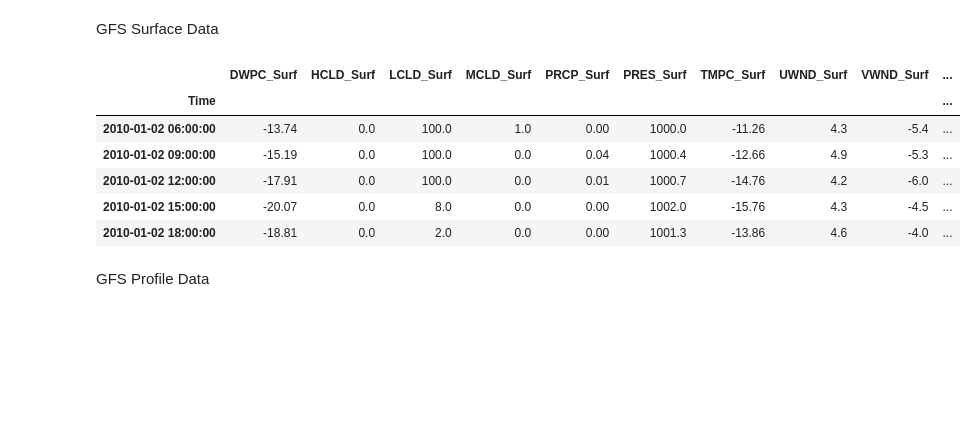
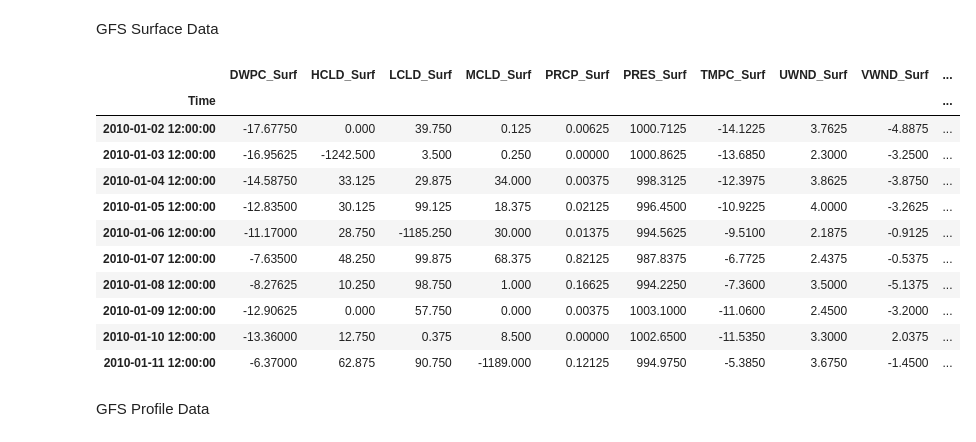
Before and after one commit to dfu2020/ATMS-597-SP-2020-Project-4, a Jupyter notebook: Project4_Joyce_v2.ipynb, the cells around one changed output. Saved outputs shown, nothing was run; the diff lists cells and outputs as text; code cells hidden in the pictures; blank space fills up the shorter version.

```diff
--- a/Project4_Joyce_v2.ipynb
+++ b/Project4_Joyce_v2.ipynb
@@ -48,20 +48,32 @@ GFS_daily.head()
 # %% [markdown]
 GFS Surface Data
 # %%
-GFS_surface = pd.read_csv("GFS_surface.csv", parse_dates=True, index_col='Time')
+GFS_surface = pd.read_csv("GFS_Sfc_new.csv", parse_dates=True, index_col='Time')
 GFS_surface.rename(columns={'DWPC': 'DWPC_Surf', 'HCLD': 'HCLD_Surf', 'LCLD': 'LCLD_Surf', 'MCLD': 'MCLD_Surf',
                             'PRCP': 'PRCP_Surf', 'PRES': 'PRES_Surf', 'TMPC': 'TMPC_Surf', 'UWND': 'UWND_Surf',
                             'VWND': 'VWND_Surf', 'WSPD': 'WSPD_Surf'}, inplace = True)
 GFS_surface.dropna(inplace=True)
-GFS_surface.head()
+
+# shift data back 6 hours and resample by day
+GFS_surface.index = GFS_surface.index + pd.DateOffset(hours = -6)
+GFS_surface = GFS_surface.resample('24H').mean()
+
+# shift the data forward 12 hours for ease of merging with other datasets
+GFS_surface.index = GFS_surface.index + pd.DateOffset(hours = 12)
+GFS_surface.head(10)
 # %% [output]
 |  | DWPC_Surf | HCLD_Surf | LCLD_Surf | MCLD_Surf | PRCP_Surf | PRES_Surf | TMPC_Surf | UWND_Surf | VWND_Surf | ... |
 | Time |  |  |  |  |  |  |  |  |  | ... |
-| 2010-01-02 06:00:00 | -13.74 | 0.0 | 100.0 | 1.0 | 0.00 | 1000.0 | -11.26 | 4.3 | -5.4 | ... |
-| 2010-01-02 09:00:00 | -15.19 | 0.0 | 100.0 | 0.0 | 0.04 | 1000.4 | -12.66 | 4.9 | -5.3 | ... |
-| 2010-01-02 12:00:00 | -17.91 | 0.0 | 100.0 | 0.0 | 0.01 | 1000.7 | -14.76 | 4.2 | -6.0 | ... |
-| 2010-01-02 15:00:00 | -20.07 | 0.0 | 8.0 | 0.0 | 0.00 | 1002.0 | -15.76 | 4.3 | -4.5 | ... |
-| 2010-01-02 18:00:00 | -18.81 | 0.0 | 2.0 | 0.0 | 0.00 | 1001.3 | -13.86 | 4.6 | -4.0 | ... |
+| 2010-01-02 12:00:00 | -17.67750 | 0.000 | 39.750 | 0.125 | 0.00625 | 1000.7125 | -14.1225 | 3.7625 | -4.8875 | ... |
+| 2010-01-03 12:00:00 | -16.95625 | -1242.500 | 3.500 | 0.250 | 0.00000 | 1000.8625 | -13.6850 | 2.3000 | -3.2500 | ... |
+| 2010-01-04 12:00:00 | -14.58750 | 33.125 | 29.875 | 34.000 | 0.00375 | 998.3125 | -12.3975 | 3.8625 | -3.8750 | ... |
+| 2010-01-05 12:00:00 | -12.83500 | 30.125 | 99.125 | 18.375 | 0.02125 | 996.4500 | -10.9225 | 4.0000 | -3.2625 | ... |
+| 2010-01-06 12:00:00 | -11.17000 | 28.750 | -1185.250 | 30.000 | 0.01375 | 994.5625 | -9.5100 | 2.1875 | -0.9125 | ... |
+| 2010-01-07 12:00:00 | -7.63500 | 48.250 | 99.875 | 68.375 | 0.82125 | 987.8375 | -6.7725 | 2.4375 | -0.5375 | ... |
+| 2010-01-08 12:00:00 | -8.27625 | 10.250 | 98.750 | 1.000 | 0.16625 | 994.2250 | -7.3600 | 3.5000 | -5.1375 | ... |
+| 2010-01-09 12:00:00 | -12.90625 | 0.000 | 57.750 | 0.000 | 0.00375 | 1003.1000 | -11.0600 | 2.4500 | -3.2000 | ... |
+| 2010-01-10 12:00:00 | -13.36000 | 12.750 | 0.375 | 8.500 | 0.00000 | 1002.6500 | -11.5350 | 3.3000 | 2.0375 | ... |
+| 2010-01-11 12:00:00 | -6.37000 | 62.875 | 90.750 | -1189.000 | 0.12125 | 994.9750 | -5.3850 | 3.6750 | -1.4500 | ... |
 # %% [markdown]
 GFS Profile Data
 # %%
```
Also changed, not shown: parts of 14 cells of this notebook.
